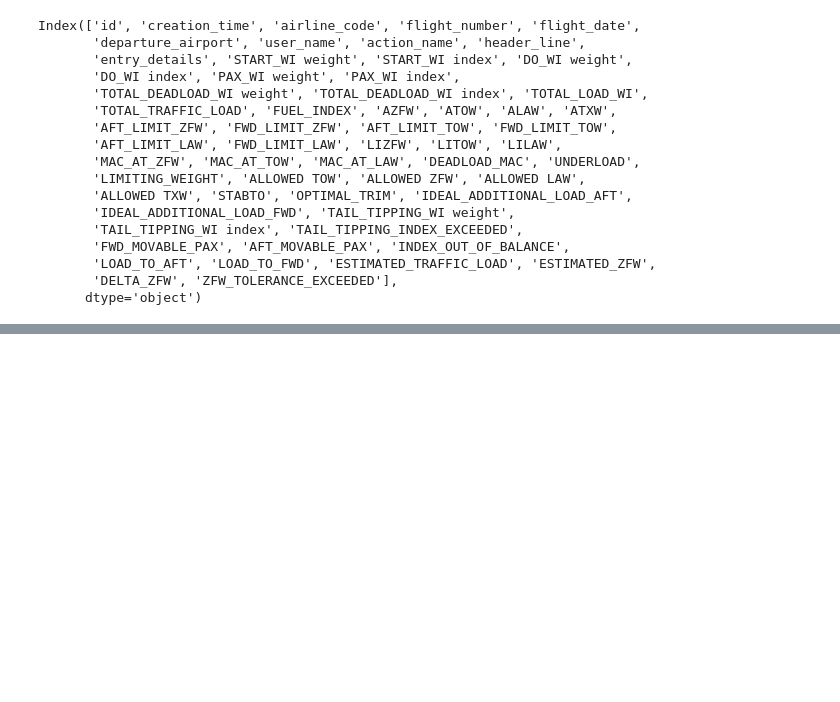
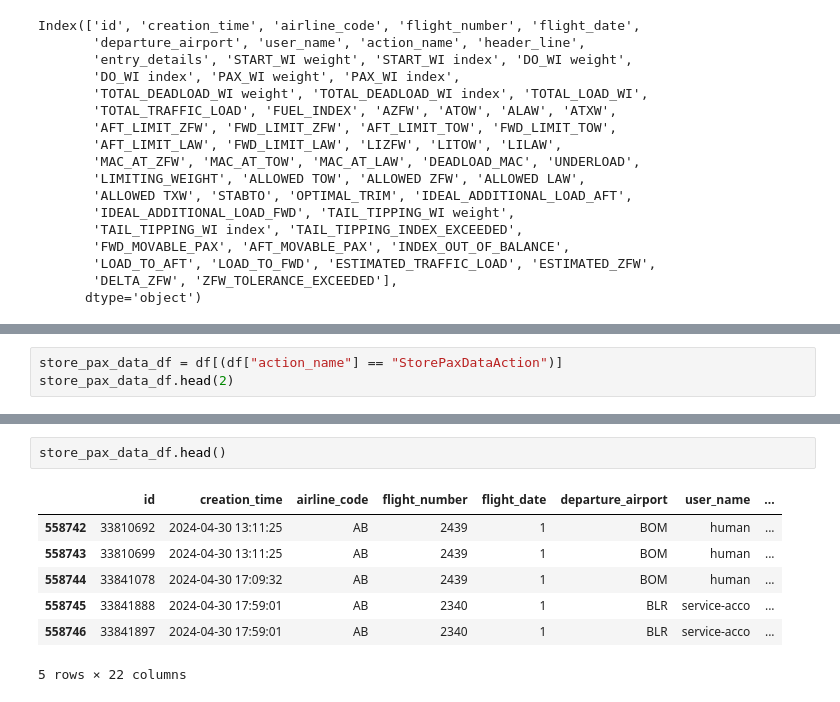
Before and after one commit to jannikvlk/AeroMetrics, a Jupyter notebook: parser/parse_abc.ipynb, the cells around one changed output, grey strips where cells are left out. Drawn from its saved outputs; the diff is of its cells as text; blank space fills up the shorter version.

```diff
--- a/parser/parse_abc.ipynb
+++ b/parser/parse_abc.ipynb
@@ -270,0 +277,3 @@ parsed_df.head()
+# %%
+store_pax_data_df = df[(df["action_name"] == "StorePaxDataAction")]
+store_pax_data_df.head(2)
@@ -270,0 +393,10 @@ parsed_df.head()
+# %%
+store_pax_data_df.head()
+# %% [output]
+|  | id | creation_time | airline_code | flight_number | flight_date | departure_airport | user_name | ... |
+| 558742 | 33810692 | 2024-04-30 13:11:25 | AB | 2439 | 1 | BOM | human | ... |
+| 558743 | 33810699 | 2024-04-30 13:11:25 | AB | 2439 | 1 | BOM | human | ... |
+| 558744 | 33841078 | 2024-04-30 17:09:32 | AB | 2439 | 1 | BOM | human | ... |
+| 558745 | 33841888 | 2024-04-30 17:59:01 | AB | 2340 | 1 | BLR | service-acco | ... |
+| 558746 | 33841897 | 2024-04-30 17:59:01 | AB | 2340 | 1 | BLR | service-acco | ... |
+5 rows × 22 columns
```
Also changed, not shown: parts of 19 cells of this notebook, 3 other files.
